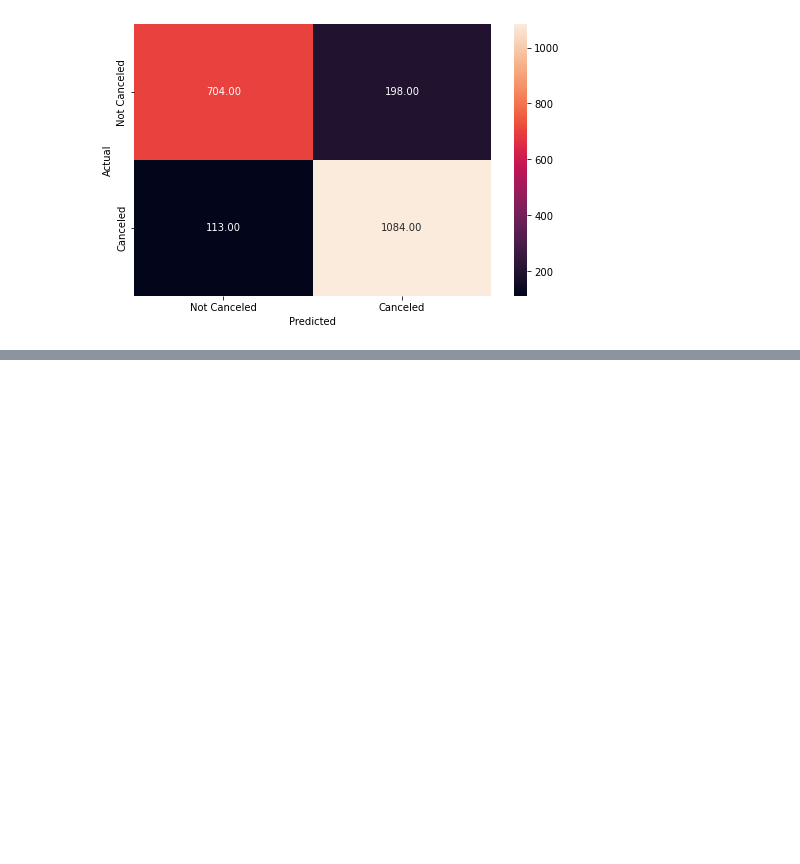
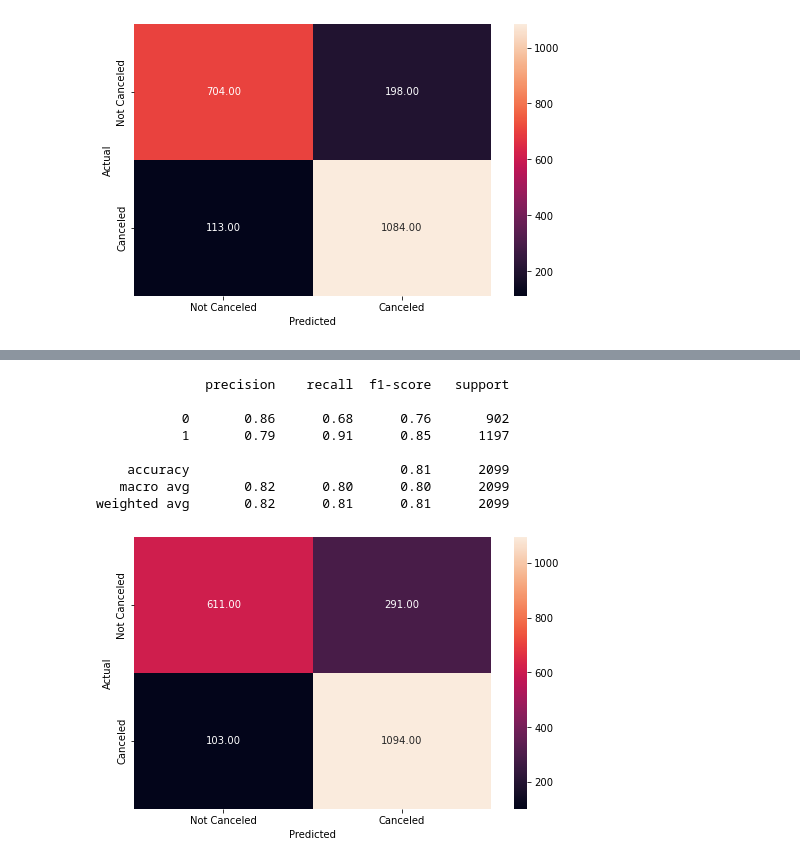
Before and after one commit to HKUST-SOSC4300-5500/assignment-2-group-3, a Jupyter notebook: python_Isaac.ipynb, the cells around one changed output, grey strips where cells are left out. Drawn from its saved outputs; the diff is of its cells as text; code cells hidden in the pictures; blank space fills up the shorter version.

```diff
--- a/python_Isaac.ipynb
+++ b/python_Isaac.ipynb
@@ -242,7 +250,4 @@ weighted avg       0.85      0.85      0.85      2099
 # %%
-import nltk
-nltk.download()
-from nltk.stem.snowball import SnowballStemmer
 stemmer = SnowballStemmer("english", ignore_stopwords=True)
 class StemmedCountVectorizer(CountVectorizer):
     def build_analyzer(self):
@@ -250,9 +255,9 @@ class StemmedCountVectorizer(CountVectorizer):
         return lambda doc: ([stemmer.stem(w) for w in analyzer(doc)])
 stemmed_count_vect = StemmedCountVectorizer(stop_words='english')
 text_mnb_stemmed = Pipeline([('vect', stemmed_count_vect),
-...                      ('tfidf', TfidfTransformer()),
-...                      ('mnb', MultinomialNB(fit_prior=False)),
-... ])
+                     ('tfidf', TfidfTransformer()),
+                      ('mnb', MultinomialNB(fit_prior=False)),
+ ])
 text_mnb_stemmed = text_mnb_stemmed.fit(X_train["user_review"], y_train)
 predicted_mnb_stemmed = text_mnb_stemmed.predict(X_cv["user_review"])
 np.mean(predicted_mnb_stemmed == y_cv)
@@ -260,0 +266,14 @@ showing info https://raw.githubusercontent.com/nltk/nltk_data/gh-pages/index.xml
+# %%
+# Checking performance on the training data
+y_pred_train = text_mnb_stemmed.predict(X_cv["user_review"])
+metrics_score(y_cv,y_pred_train)
+# %% [output]
+              precision    recall  f1-score   support
+
+           0       0.86      0.68      0.76       902
+           1       0.79      0.91      0.85      1197
+
+    accuracy                           0.81      2099
+   macro avg       0.82      0.80      0.80      2099
+weighted avg       0.82      0.81      0.81      2099
+[figure, added]
```
Also changed, not shown: parts of 8 cells of this notebook, 2 other files.
